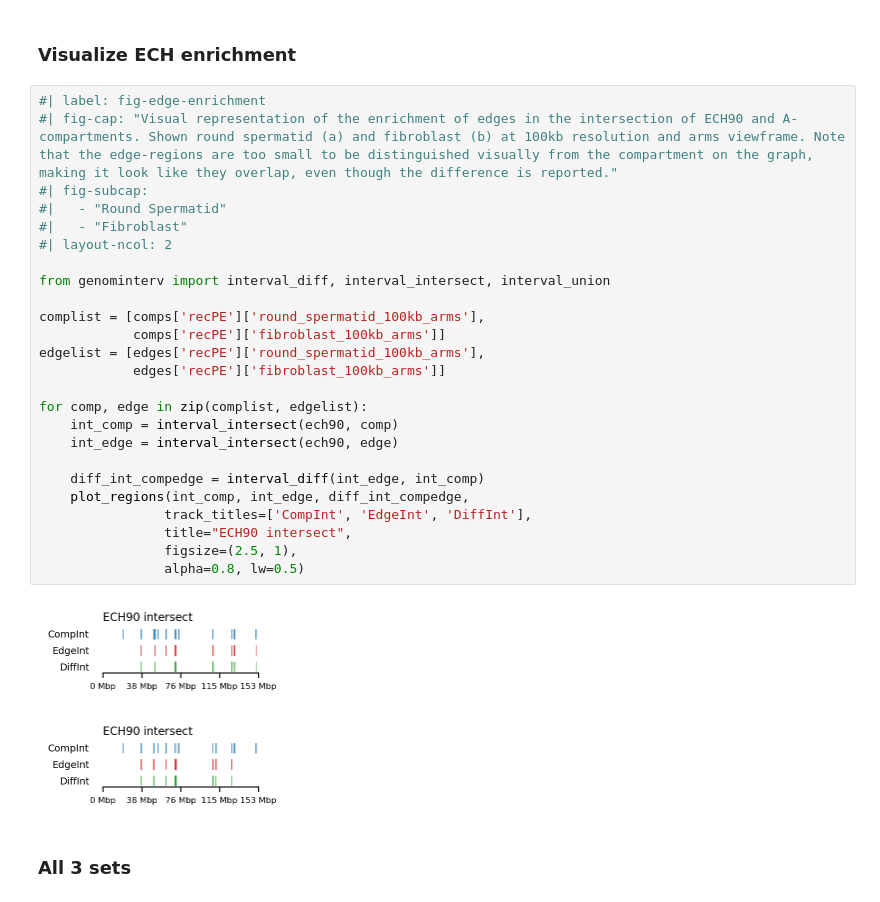
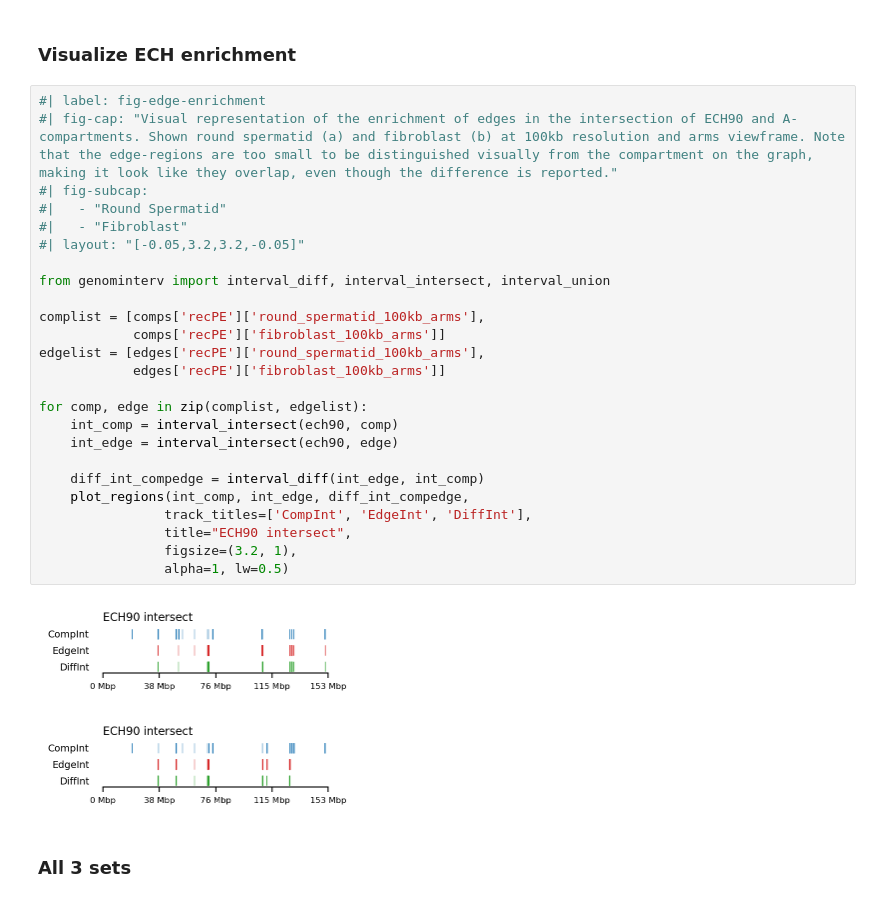
Before and after one commit to munch-group/hic-spermatogenesis, a Jupyter notebook: notebooks/07_various_plotting.ipynb, the cells around one changed output. Cells and saved outputs as stored; diff of their text form.

```diff
--- a/notebooks/07_various_plotting.ipynb
+++ b/notebooks/07_various_plotting.ipynb
@@ -831,31 +833,31 @@ plot_regions(query=query, annot=rs_ann_edge,
 # %%
 #| label: fig-edge-enrichment
 #| fig-cap: "Visual representation of the enrichment of edges in the intersection of ECH90 and A-compartments. Shown round spermatid (a) and fibroblast (b) at 100kb resolution and arms viewframe. Note that the edge-regions are too small to be distinguished visually from the compartment on the graph, making it look like they overlap, even though the difference is reported."
 #| fig-subcap:
 #|   - "Round Spermatid"
 #|   - "Fibroblast"
-#| layout-ncol: 2
+#| layout: "[-0.05,3.2,3.2,-0.05]"
 
 from genominterv import interval_diff, interval_intersect, interval_union
 
 complist = [comps['recPE']['round_spermatid_100kb_arms'],
             comps['recPE']['fibroblast_100kb_arms']]
 edgelist = [edges['recPE']['round_spermatid_100kb_arms'],
             edges['recPE']['fibroblast_100kb_arms']]
 
 for comp, edge in zip(complist, edgelist):
     int_comp = interval_intersect(ech90, comp)
     int_edge = interval_intersect(ech90, edge)
 
     diff_int_compedge = interval_diff(int_edge, int_comp)
     plot_regions(int_comp, int_edge, diff_int_compedge,
                 track_titles=['CompInt', 'EdgeInt', 'DiffInt'],
                 title="ECH90 intersect",
-                figsize=(2.5, 1),
-                alpha=0.8, lw=0.5)
+                figsize=(3.2, 1),
+                alpha=1, lw=0.5)
 # %% [output]
-[figure, old version]
+[figure, new version]
-[figure, old version]
+[figure, new version]
 # %% [markdown]
 ### All 3 sets
 # %%
```
Also changed, not shown: parts of 4 cells of this notebook, 3 other files.
